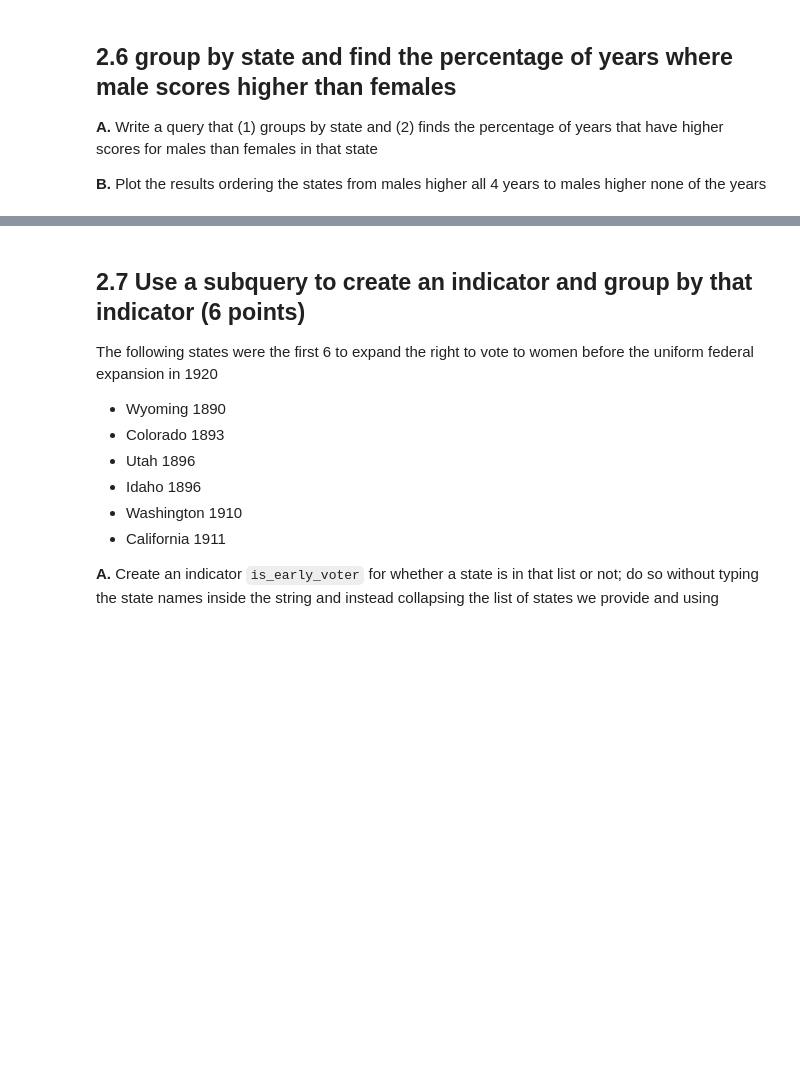
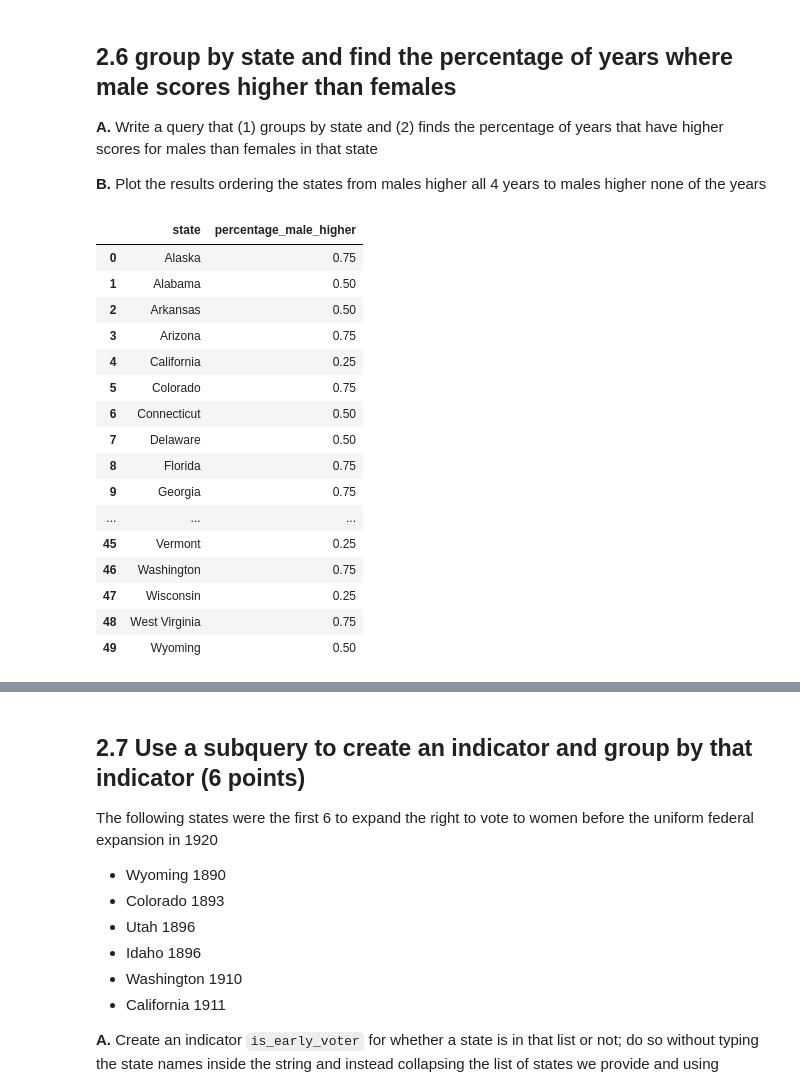
Before and after one commit to katepimentel/QSS20_S24, a Jupyter notebook: my_work/problem sets/pset4/pset4_blank.ipynb, the cells around one changed output, grey strips where cells are left out. Cells and saved outputs as stored; diff of their text form; code cells hidden in the pictures; blank space fills up the shorter version.

```diff
--- a/my_work/problem sets/pset4/pset4_blank.ipynb
+++ b/my_work/problem sets/pset4/pset4_blank.ipynb
@@ -314,0 +341,31 @@ IndentationError: unexpected indent (1316551567.py, line 6)
+# %%
+query = """
+SELECT
+    state,
+    AVG(CASE WHEN male > female THEN 1 ELSE 0 END) AS percentage_male_higher
+FROM
+    math_gencompare
+GROUP BY
+    state;
+"""
+
+result_df = pd.read_sql_query(query, cnx)
+result_df
+# %% [output]
+|  | state | percentage_male_higher |
+| 0 | Alaska | 0.75 |
+| 1 | Alabama | 0.50 |
+| 2 | Arkansas | 0.50 |
+| 3 | Arizona | 0.75 |
+| 4 | California | 0.25 |
+| 5 | Colorado | 0.75 |
+| 6 | Connecticut | 0.50 |
+| 7 | Delaware | 0.50 |
+| 8 | Florida | 0.75 |
+| 9 | Georgia | 0.75 |
+| ... | ... | ... |
+| 45 | Vermont | 0.25 |
+| 46 | Washington | 0.75 |
+| 47 | Wisconsin | 0.25 |
+| 48 | West Virginia | 0.75 |
+| 49 | Wyoming | 0.50 |
```
Also changed, not shown: parts of 12 cells of this notebook.
